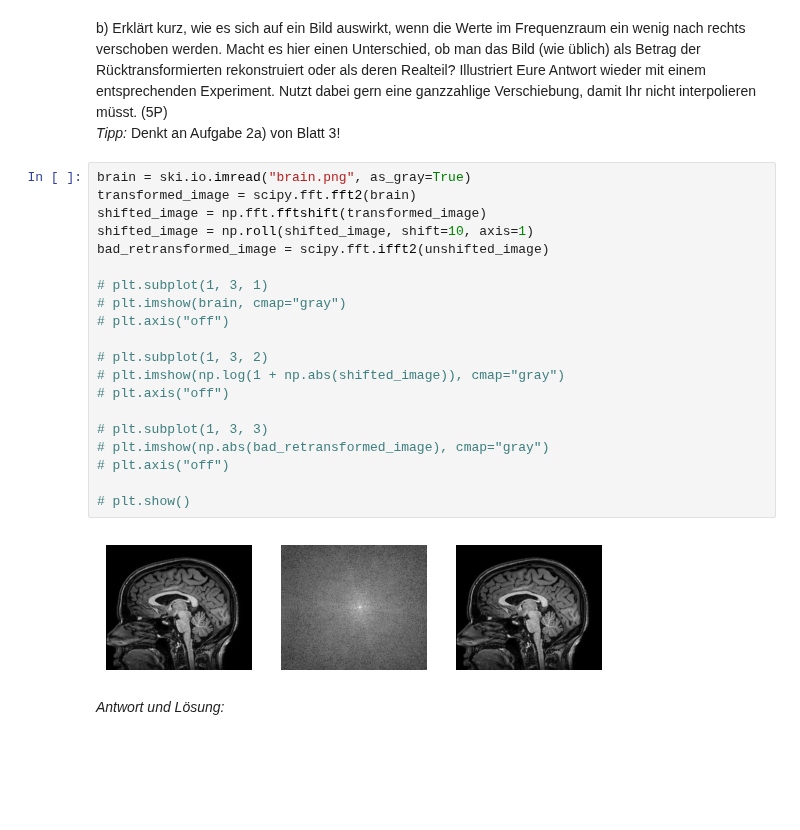
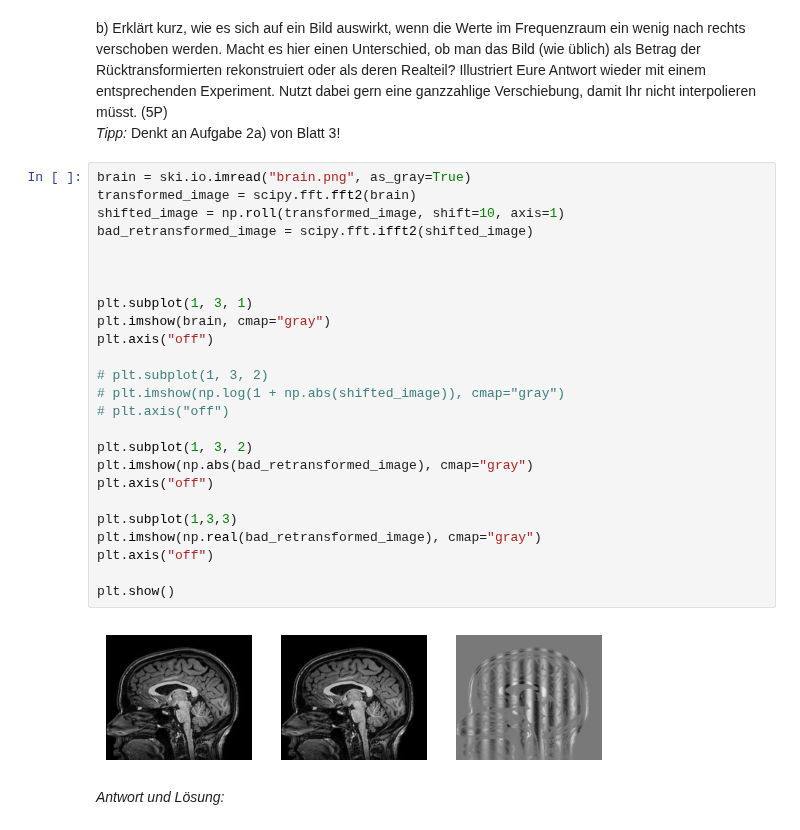
Before and after one commit to TimNogga/MedizinischeBildAnalyseBonn, a Jupyter notebook: mba-06/mba-06.ipynb, the cells around one changed output. Drawn from its saved outputs; the diff is of its cells as text; blank space fills up the shorter version.

```diff
--- a/mba-06/mba-06.ipynb
+++ b/mba-06/mba-06.ipynb
@@ -260,25 +260,30 @@ _Tipp:_ Denkt an Aufgabe 2a) von Blatt 3!
 # %%
 brain = ski.io.imread("brain.png", as_gray=True)
 transformed_image = scipy.fft.fft2(brain)
-shifted_image = np.fft.fftshift(transformed_image)
-shifted_image = np.roll(shifted_image, shift=10, axis=1)
-bad_retransformed_image = scipy.fft.ifft2(unshifted_image)
+shifted_image = np.roll(transformed_image, shift=10, axis=1)
+bad_retransformed_image = scipy.fft.ifft2(shifted_image)
 
-# plt.subplot(1, 3, 1)
-# plt.imshow(brain, cmap="gray")
-# plt.axis("off")
+
+
+plt.subplot(1, 3, 1)
+plt.imshow(brain, cmap="gray")
+plt.axis("off")
 
 # plt.subplot(1, 3, 2)
 # plt.imshow(np.log(1 + np.abs(shifted_image)), cmap="gray")
 # plt.axis("off")
 
-# plt.subplot(1, 3, 3)
-# plt.imshow(np.abs(bad_retransformed_image), cmap="gray")
-# plt.axis("off")
+plt.subplot(1, 3, 2)
+plt.imshow(np.abs(bad_retransformed_image), cmap="gray")
+plt.axis("off")
 
-# plt.show()
+plt.subplot(1,3,3)
+plt.imshow(np.real(bad_retransformed_image), cmap="gray")
+plt.axis("off")
+
+plt.show()
 # %% [output]
-[figure, old version]
+[figure, new version]
 # %% [markdown]
 _Antwort und Lösung:_
 # %% [markdown]
```
